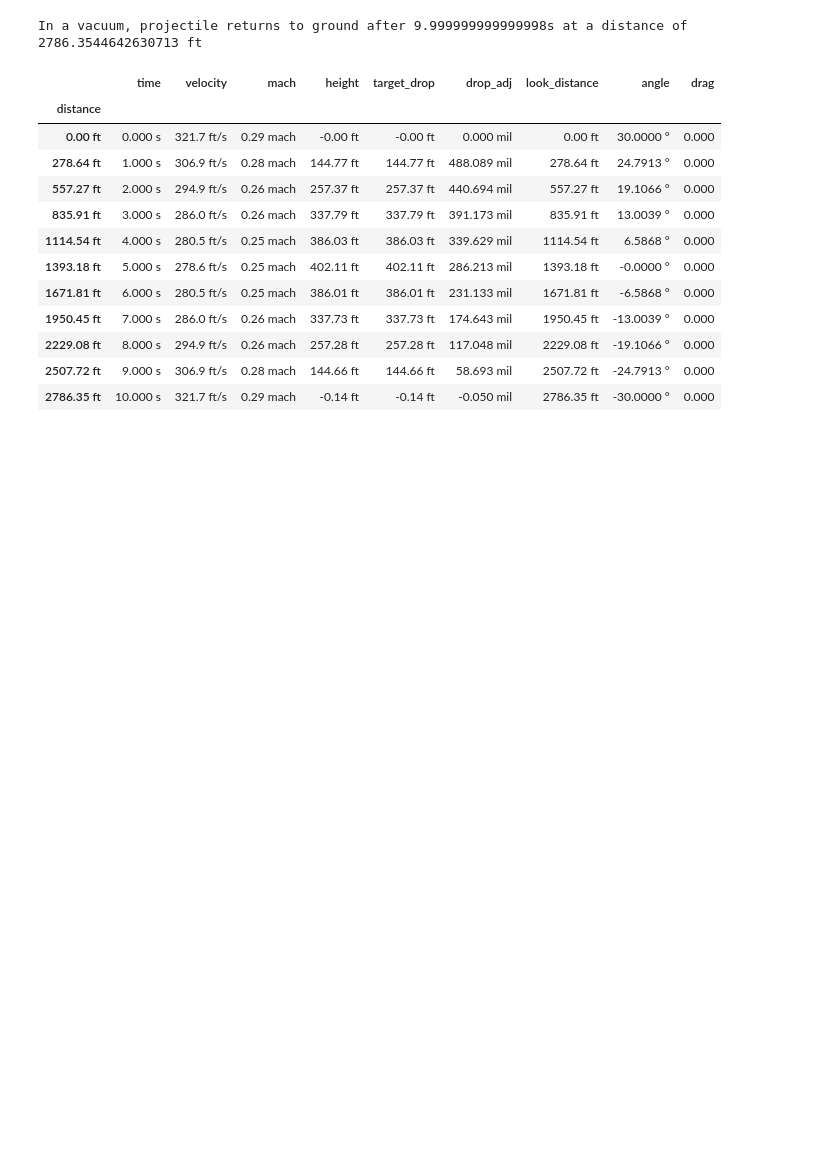
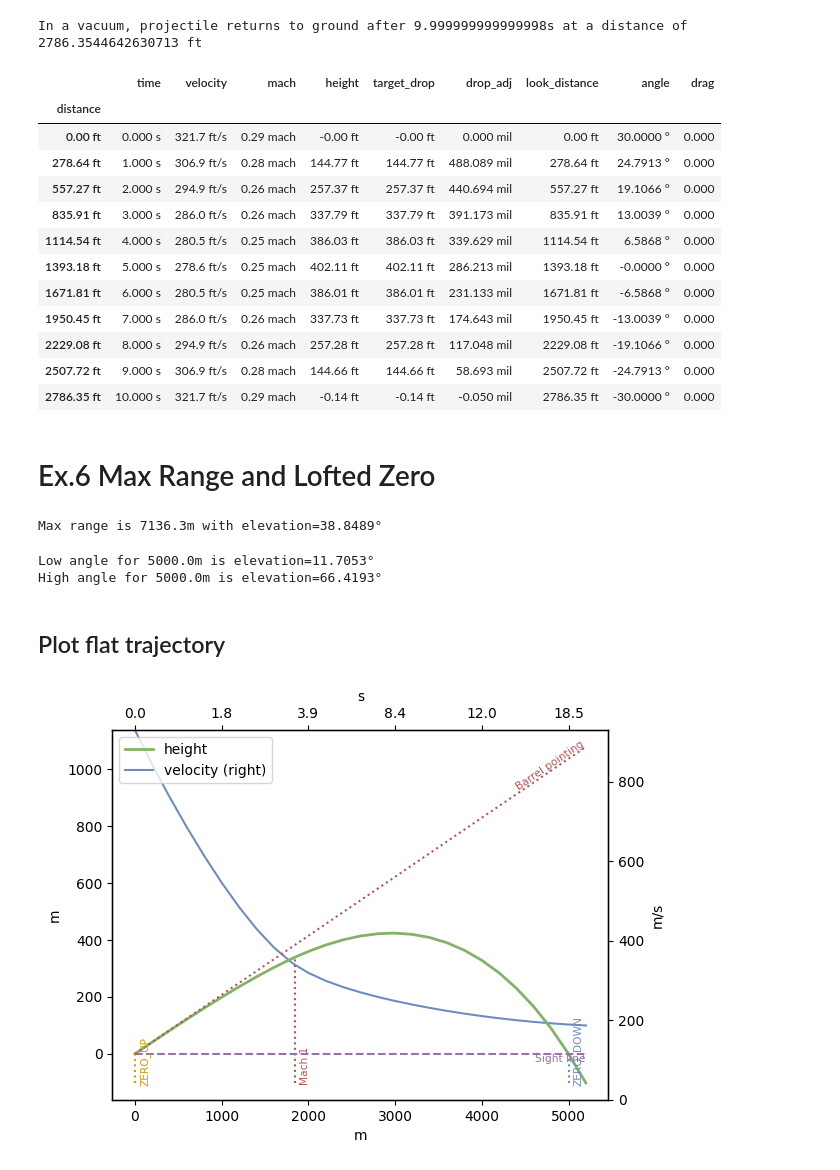
Before and after one commit to o-murphy/py-ballisticcalc, a Jupyter notebook: ExtremeExamples.ipynb, the cells around one changed output. Drawn from its saved outputs; the diff is of its cells as text; code cells hidden in the pictures; blank space fills up the shorter version.

Commit message:
Added find_max_range() and find_zero_angle() methods to SciPyEngine, the latter capable of returning either flat or lofted trajectory. Updated ExtremeExamples.ipynb to include sample usage.

```diff
--- a/ExtremeExamples.ipynb
+++ b/ExtremeExamples.ipynb
@@ -196,3 +196,35 @@ In a vacuum, projectile returns to ground after 9.999999999999998s at a distance
 | 2229.08 ft | 8.000 s | 294.9 ft/s | 0.26 mach | 257.28 ft | 257.28 ft | 117.048 mil | 2229.08 ft | -19.1066 ° | 0.000 |
 | 2507.72 ft | 9.000 s | 306.9 ft/s | 0.28 mach | 144.66 ft | 144.66 ft | 58.693 mil | 2507.72 ft | -24.7913 ° | 0.000 |
 | 2786.35 ft | 10.000 s | 321.7 ft/s | 0.29 mach | -0.14 ft | -0.14 ft | -0.050 mil | 2786.35 ft | -30.0000 ° | 0.000 |
+# %% [markdown]
+# Ex.6 Max Range and Lofted Zero
+# %%
+from py_ballisticcalc import SciPyEngineConfigDict, loadMetricUnits
+loadMetricUnits()
+drag_model = DragModel(bc=0.759, drag_table=TableG1)
+ammo = Ammo(drag_model, Velocity.MPS(930))
+shot = Shot(weapon=Weapon(), ammo=ammo)
+config = SciPyEngineConfigDict(cMinimumVelocity=0)
+calc = Calculator(config=config, engine="scipy_engine")
+max_range, max_angle = calc._engine_instance.find_max_range(shot)
+print(f"Max range is {Distance.Feet(max_range)<<Distance.Meter} with elevation={Angular.Radian(max_angle)<<Angular.Degree}")
+# %% [output]
+Max range is 7136.3m with elevation=38.8489°
+# %%
+distance = Distance.Meter(5000)
+low_angle = calc._engine_instance.find_zero_angle(shot, distance)
+high_angle = calc._engine_instance.find_zero_angle(shot, distance, lofted=True)
+print(f"Low angle for {distance<<Distance.Meter} is elevation={low_angle << Angular.Degree}")
+print(f"High angle for {distance<<Distance.Meter} is elevation={high_angle << Angular.Degree}")
+# %% [output]
+Low angle for 5000.0m is elevation=11.7053°
+High angle for 5000.0m is elevation=66.4193°
+# %% [markdown]
+## Plot flat trajectory
+# %%
+PreferredUnits.drop = Unit.Meter
+shot.relative_angle = low_angle
+low = calc.fire(shot, trajectory_range=Distance.Meter(5200), trajectory_step=Distance.Meter(200), extra_data=True)
+ax_low = low.plot()
+# %% [output]
+[figure, added]
```
Also changed, not shown: parts of 5 cells of this notebook, 1 other file.
